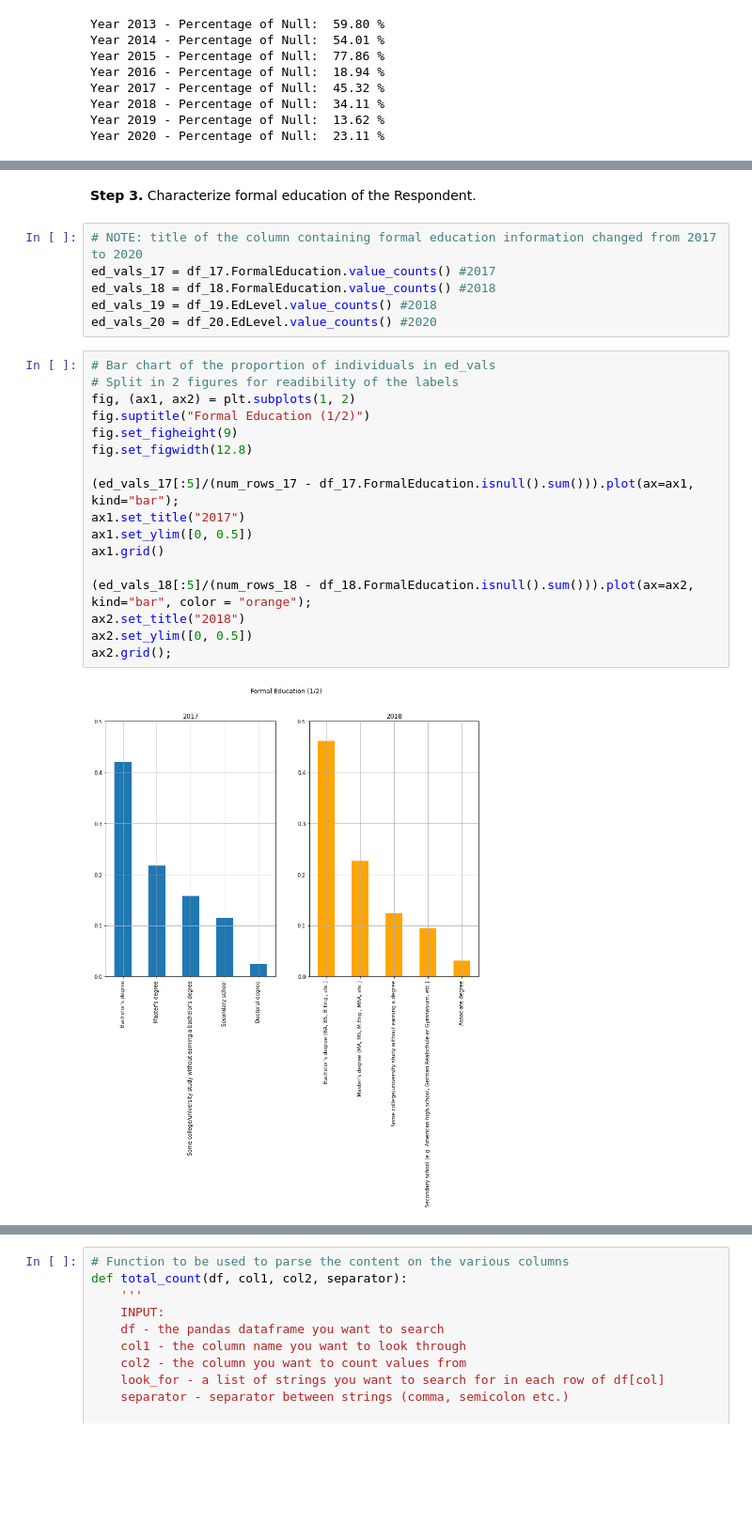
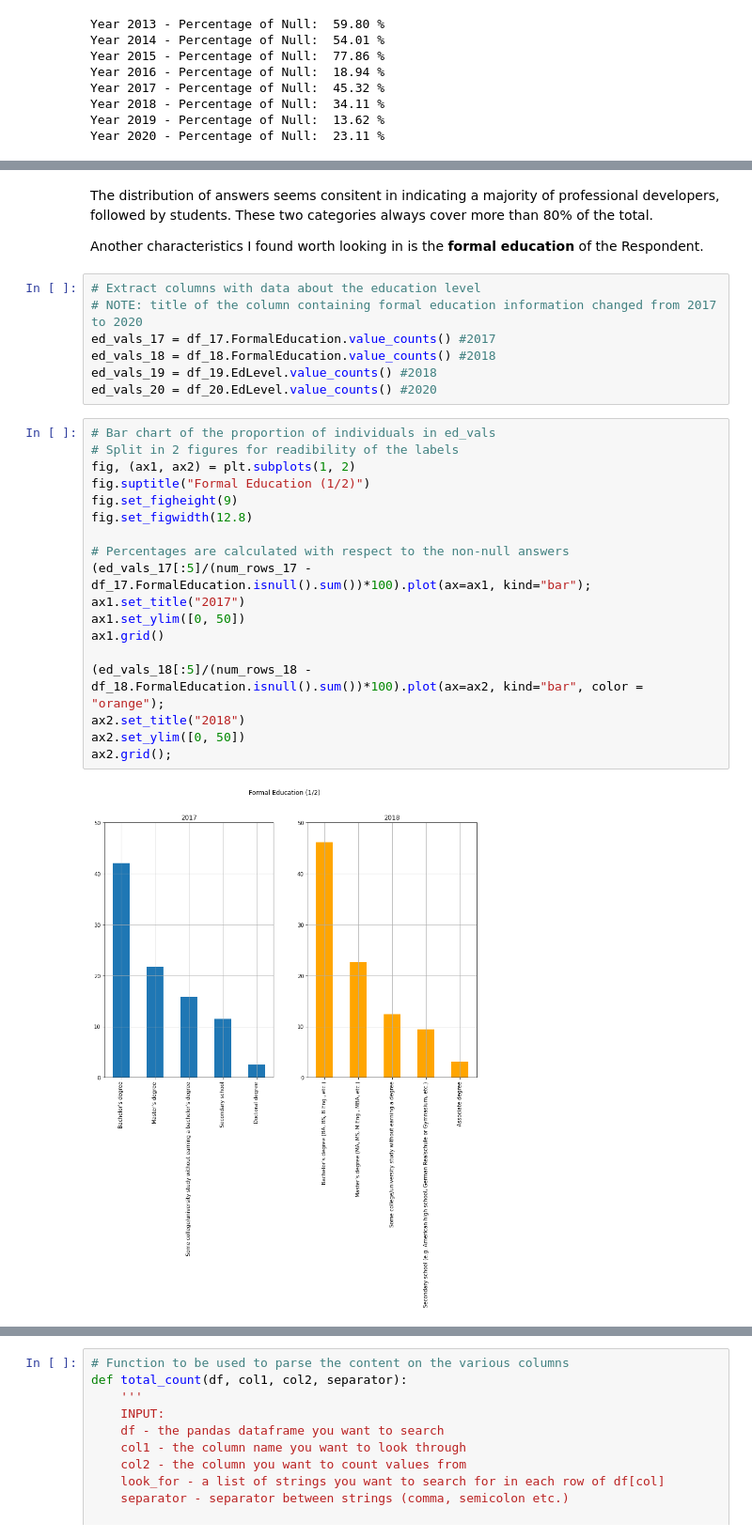
Before and after one commit to Data-Science-NDegree-MRusso/DSND-P1-Data-Exploration, a Jupyter notebook: StackOverflow_survey_analysis.ipynb, the cells around one changed output, grey strips where cells are left out. Shown at 94% size. Saved outputs shown, nothing was run; the diff lists cells and outputs as text; blank space fills up the shorter version.

Commit message:
refactor: identified CRISP-DM steps in notebook explicitly

```diff
--- a/StackOverflow_survey_analysis.ipynb
+++ b/StackOverflow_survey_analysis.ipynb
@@ -166,9 +218,12 @@ ax3.set_ylim([0, 0.8])
 ax3.grid();
 # %% [output]
 [figure]
-# %% [markdown]
-**Step 3.** Characterize formal education of the Respondent.
+# %% [markdown]
+The distribution of answers seems consitent in indicating a majority of professional developers, followed by students. These two categories always cover more than 80% of the total.
+
+Another characteristics I found worth looking in is the **formal education** of the Respondent.
 # %%
+# Extract columns with data about the education level
 # NOTE: title of the column containing formal education information changed from 2017 to 2020
 ed_vals_17 = df_17.FormalEducation.value_counts() #2017
 ed_vals_18 = df_18.FormalEducation.value_counts() #2018
@@ -177,22 +232,23 @@ ed_vals_20 = df_20.EdLevel.value_counts() #2020
 # %%
 # Bar chart of the proportion of individuals in ed_vals
 # Split in 2 figures for readibility of the labels
 fig, (ax1, ax2) = plt.subplots(1, 2)
 fig.suptitle("Formal Education (1/2)")
 fig.set_figheight(9)
 fig.set_figwidth(12.8)
 
-(ed_vals_17[:5]/(num_rows_17 - df_17.FormalEducation.isnull().sum())).plot(ax=ax1, kind="bar");
+# Percentages are calculated with respect to the non-null answers
+(ed_vals_17[:5]/(num_rows_17 - df_17.FormalEducation.isnull().sum())*100).plot(ax=ax1, kind="bar");
 ax1.set_title("2017")
-ax1.set_ylim([0, 0.5])
+ax1.set_ylim([0, 50])
 ax1.grid()
 
-(ed_vals_18[:5]/(num_rows_18 - df_18.FormalEducation.isnull().sum())).plot(ax=ax2, kind="bar", color = "orange");
+(ed_vals_18[:5]/(num_rows_18 - df_18.FormalEducation.isnull().sum())*100).plot(ax=ax2, kind="bar", color = "orange");
 ax2.set_title("2018")
-ax2.set_ylim([0, 0.5])
+ax2.set_ylim([0, 50])
 ax2.grid();
 # %% [output]
-[figure, old version]
+[figure, new version]
 # %%
 # Split in 2 figures for readibility of the labels
 fig, (ax3, ax4) = plt.subplots(1, 2)
```
Also changed, not shown: parts of 73 cells of this notebook.
